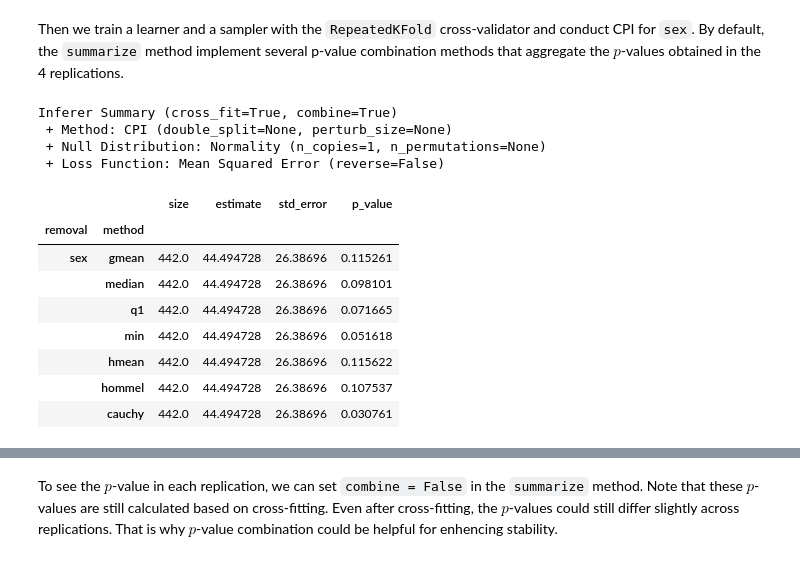
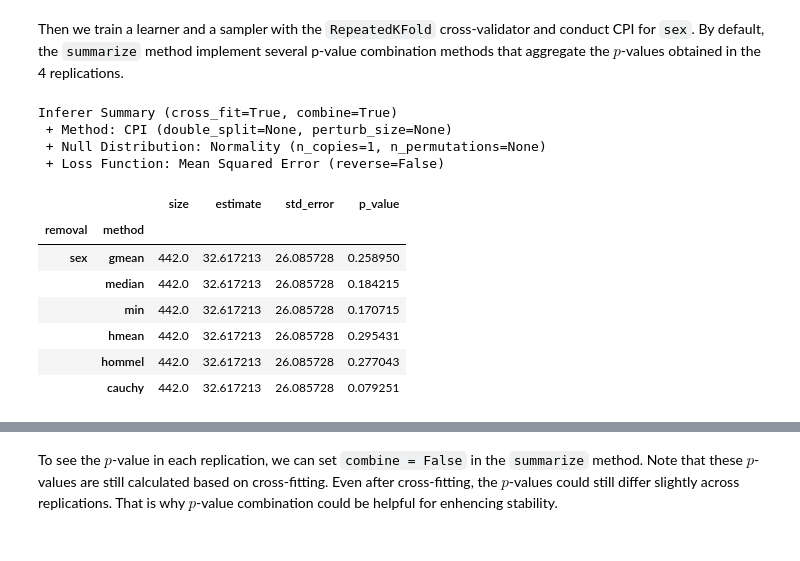
Before and after one commit to aipsylab/tofi, a Jupyter notebook: tutorial/tutorial_3_crosser.ipynb, the cells around one changed output, grey strips where cells are left out. Drawn from its saved outputs; the diff is of its cells as text; code cells hidden in the pictures.

```diff
--- a/tutorial/tutorial_3_crosser.ipynb
+++ b/tutorial/tutorial_3_crosser.ipynb
@@ -182,22 +183,22 @@ _ = sampler.fit(
 # %%
 cpi = CIT(
     learner,
     sampler,
     removal,
-    "CPI")
+    "CPI",
+    random_state = 0)
 _ = cpi.infer(X, y)
 cpi.summarize()
 # %% [output]
 Inferer Summary (cross_fit=True, combine=True)
  + Method: CPI (double_split=None, perturb_size=None)
  + Null Distribution: Normality (n_copies=1, n_permutations=None)
  + Loss Function: Mean Squared Error (reverse=False)
 |  |  | size | estimate | std_error | p_value |
 | removal | method |  |  |  |  |
-| sex | gmean | 442.0 | 44.494728 | 26.38696 | 0.115261 |
-|  | median | 442.0 | 44.494728 | 26.38696 | 0.098101 |
-|  | q1 | 442.0 | 44.494728 | 26.38696 | 0.071665 |
-|  | min | 442.0 | 44.494728 | 26.38696 | 0.051618 |
-|  | hmean | 442.0 | 44.494728 | 26.38696 | 0.115622 |
-|  | hommel | 442.0 | 44.494728 | 26.38696 | 0.107537 |
-|  | cauchy | 442.0 | 44.494728 | 26.38696 | 0.030761 |
+| sex | gmean | 442.0 | 32.617213 | 26.085728 | 0.258950 |
+|  | median | 442.0 | 32.617213 | 26.085728 | 0.184215 |
+|  | min | 442.0 | 32.617213 | 26.085728 | 0.170715 |
+|  | hmean | 442.0 | 32.617213 | 26.085728 | 0.295431 |
+|  | hommel | 442.0 | 32.617213 | 26.085728 | 0.277043 |
+|  | cauchy | 442.0 | 32.617213 | 26.085728 | 0.079251 |
```
Also changed, not shown: parts of 13 cells of this notebook, 27 other files.
